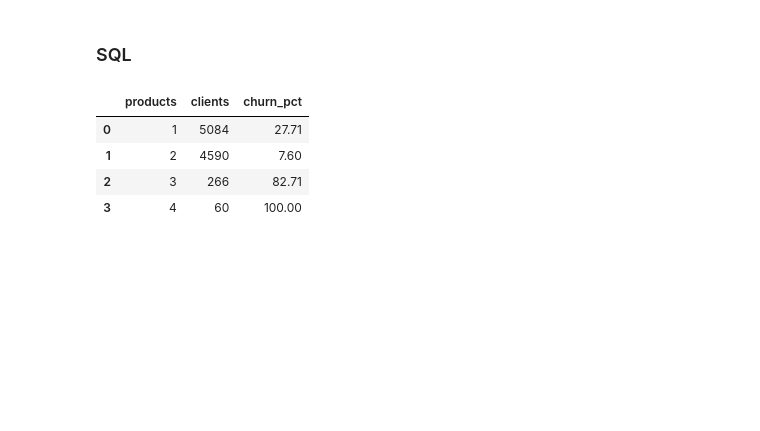
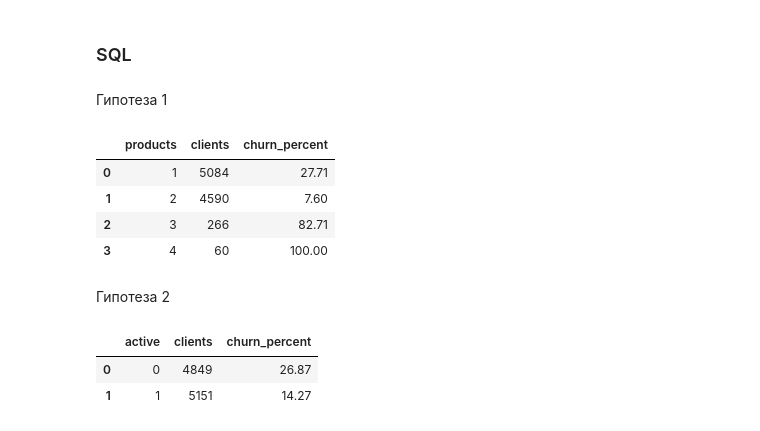
Before and after one commit to ilushav/bank-churn-analysis, a Jupyter notebook: notebooks/analysis.ipynb, the cells around one changed output. Cells and saved outputs as stored; diff of their text form; code cells hidden in the pictures; blank space fills up the shorter version.

```diff
--- a/notebooks/analysis.ipynb
+++ b/notebooks/analysis.ipynb
@@ -158,17 +158,33 @@ df.describe()
 *В случае подтверждения:* в первую очередь работать с недовольными клиентами, которые ещё не ушли.
 # %% [markdown]
 ### SQL
+# %% [markdown]
+Гипотеза 1
 # %%
 query = """
-SELECT NumOfProducts AS products, COUNT(*) AS clients, ROUND(AVG(Exited) * 100, 2) AS churn_pct
+SELECT NumOfProducts AS products, COUNT(*) AS clients, ROUND(AVG(Exited) * 100, 2) AS churn_percent
 FROM df
 GROUP BY NumOfProducts
 ORDER BY NumOfProducts
 """
 duckdb.sql(query).df()
 # %% [output]
-|  | products | clients | churn_pct |
+|  | products | clients | churn_percent |
 | 0 | 1 | 5084 | 27.71 |
 | 1 | 2 | 4590 | 7.60 |
 | 2 | 3 | 266 | 82.71 |
 | 3 | 4 | 60 | 100.00 |
+# %% [markdown]
+Гипотеза 2
+# %%
+query = """
+SELECT IsActiveMember AS active, COUNT(*) AS clients, ROUND(AVG(Exited) * 100, 2) AS churn_percent
+FROM df
+GROUP BY IsActiveMember
+ORDER BY IsActiveMember
+"""
+duckdb.sql(query).df()
+# %% [output]
+|  | active | clients | churn_percent |
+| 0 | 0 | 4849 | 26.87 |
+| 1 | 1 | 5151 | 14.27 |
```
Also changed, not shown: parts of 16 cells of this notebook.
